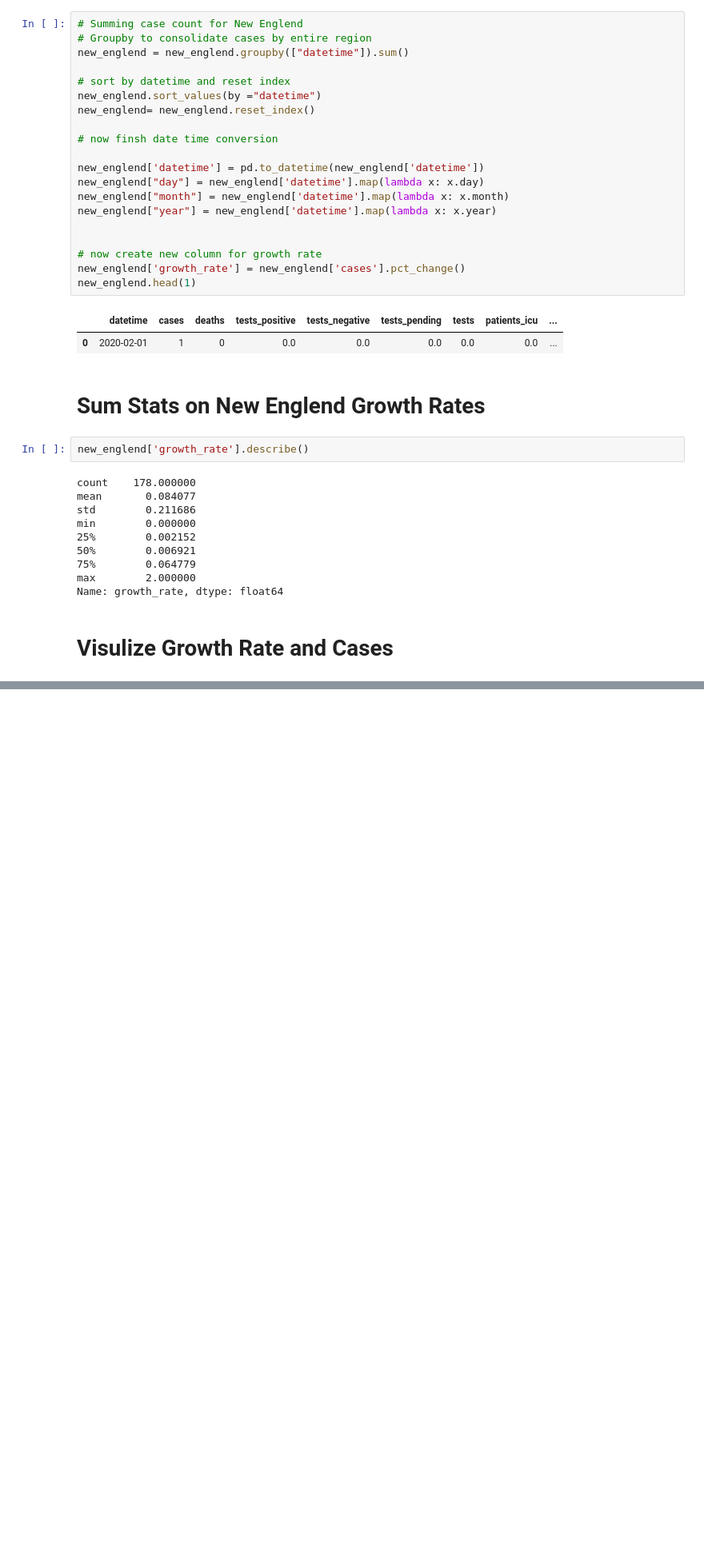
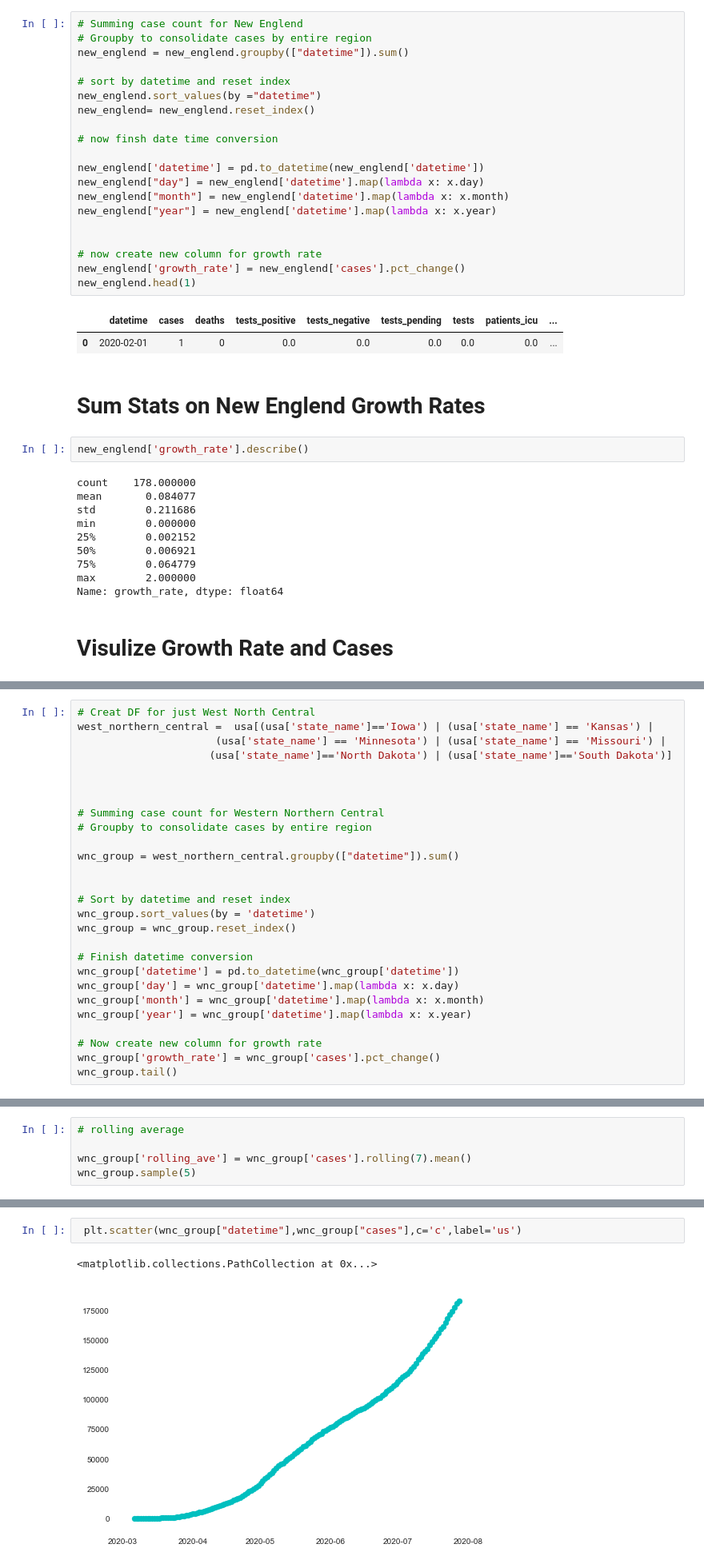
Before and after one commit to searanch/Covid-19-Hackathon, a Jupyter notebook: liz_regions.ipynb, the cells around one changed output, grey strips where cells are left out. Shown at 80% size. Saved outputs shown, nothing was run; the diff lists cells and outputs as text; blank space fills up the shorter version.

Commit message:
Added code for State Breakout

```diff
--- a/liz_regions.ipynb
+++ b/liz_regions.ipynb
@@ -125,0 +137,27 @@ Text(0.5, 1.0, 'New Englend Cases')
+# %%
+# Creat DF for just West North Central
+west_northern_central =  usa[(usa['state_name']=='Iowa') | (usa['state_name'] == 'Kansas') |
+                      (usa['state_name'] == 'Minnesota') | (usa['state_name'] == 'Missouri') |
+                     (usa['state_name']=='North Dakota') | (usa['state_name']=='South Dakota')]
+
+
+
+# Summing case count for Western Northern Central
+# Groupby to consolidate cases by entire region
+
+wnc_group = west_northern_central.groupby(["datetime"]).sum()
+
+
+# Sort by datetime and reset index
+wnc_group.sort_values(by = 'datetime')
+wnc_group = wnc_group.reset_index()
+
+# Finish datetime conversion
+wnc_group['datetime'] = pd.to_datetime(wnc_group['datetime'])
+wnc_group['day'] = wnc_group['datetime'].map(lambda x: x.day)
+wnc_group['month'] = wnc_group['datetime'].map(lambda x: x.month)
+wnc_group['year'] = wnc_group['datetime'].map(lambda x: x.year)
+
+# Now create new column for growth rate
+wnc_group['growth_rate'] = wnc_group['cases'].pct_change()
+wnc_group.tail()
@@ -125,0 +171,5 @@ Text(0.5, 1.0, 'New Englend Cases')
+# %%
+# rolling average
+
+wnc_group['rolling_ave'] = wnc_group['cases'].rolling(7).mean()
+wnc_group.sample(5)
@@ -125,0 +183,5 @@ Text(0.5, 1.0, 'New Englend Cases')
+# %%
+ plt.scatter(wnc_group["datetime"],wnc_group["cases"],c='c',label='us')
+# %% [output]
+<matplotlib.collections.PathCollection at 0x...>
+[figure, added]
```
Also changed, not shown: parts of 20 cells of this notebook, 3 other files.
